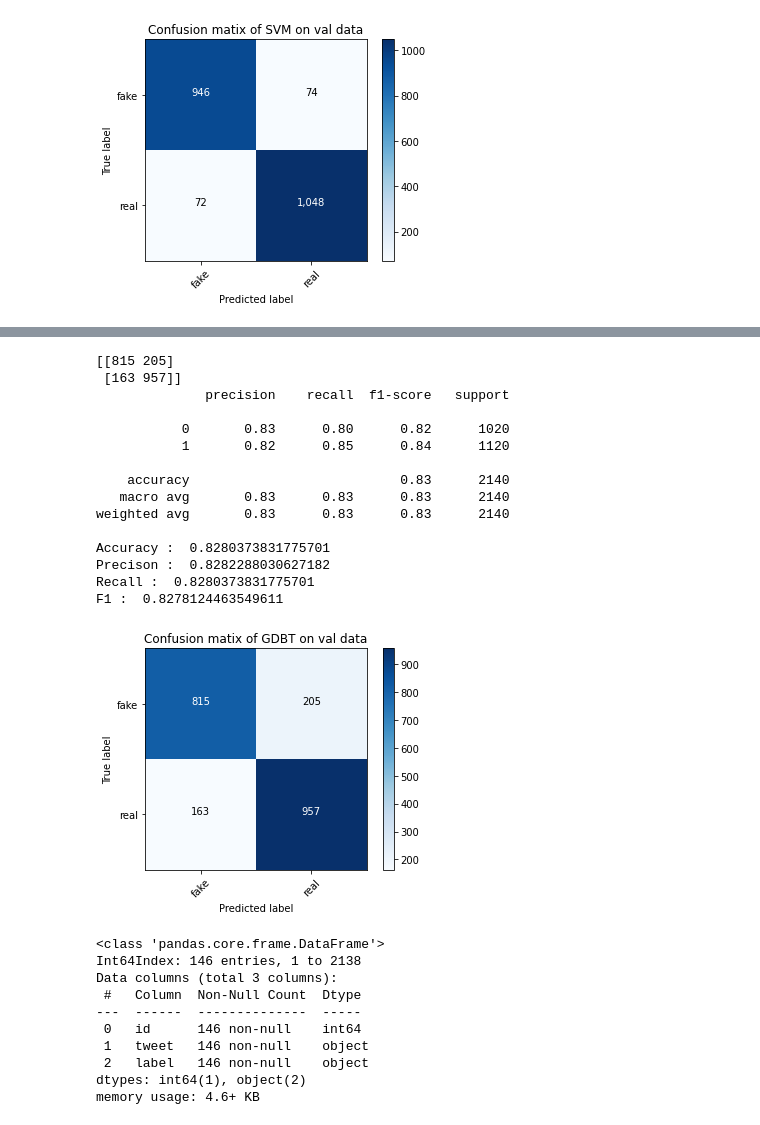
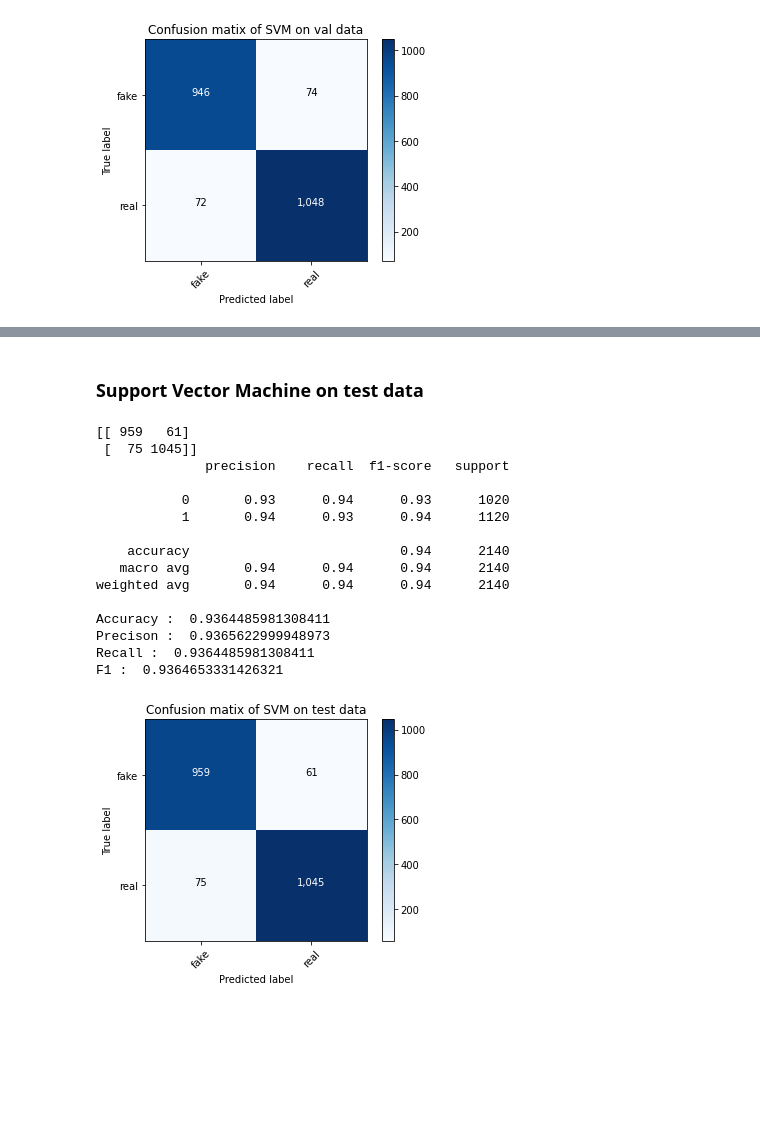
Before and after one commit to mgranchelli/covid19-fake-news-detection, a Jupyter notebook: fake-news-ml.ipynb, the cells around one changed output, grey strips where cells are left out. Cells and saved outputs as stored; diff of their text form; code cells hidden in the pictures; blank space fills up the shorter version.

```diff
--- a/fake-news-ml.ipynb
+++ b/fake-news-ml.ipynb
@@ -110,4 +113,4 @@ val = pd.read_csv('./dataset/Constraint_English_Val - Sheet1.csv')
 # %%
 train['tweet'] = train['tweet'].map(lambda x: cleantext(x))
 val['tweet'] = val['tweet'].map(lambda x: cleantext(x))
-# test['tweet'] = test['tweet'].map(lambda x: cleantext(x))
+test['tweet'] = test['tweet'].map(lambda x: cleantext(x))
@@ -126,6 +117,8 @@ print(val['tweet'].str.len().mean())
 # %%
+# convert real -> 1 and fake -> 0
 y_train = (train['label'] == 'real').astype(int)
 y_val = (val['label'] == 'real').astype(int)
+y_test = (test['label'] == 'real').astype(int)
 # %%
 def print_metrices(pred, true):
     print(confusion_matrix(true,pred))
@@ -139,3 +132,4 @@ vectorizer = TfidfVectorizer()
 
 X_train = vectorizer.fit_transform(train['tweet'])
 X_val = vectorizer.transform(val['tweet'])
+X_test = vectorizer.transform(test['tweet'])
@@ -233,37 +256,28 @@ y_pred_dtc = dtc.predict(X_val)
+# %% [markdown]
+### Support Vector Machine on test data
+# %%
+y_pred_svc_test = svc.predict(X_test)
 # %%
-print_metrices(y_pred_dtc, y_val)
+print_metrices(y_pred_svc_test, y_test)
 plot_confusion_matrix(
-    confusion_matrix(y_val, y_pred_dtc),
+    confusion_matrix(y_test, y_pred_svc_test),
     target_names=['fake','real'],
     normalize = False,
-    title = 'Confusion matix of GDBT on val data')
+    title = 'Confusion matix of SVM on test data')
 # %% [output]
-[[815 205]
- [163 957]]
+[[ 959   61]
+ [  75 1045]]
               precision    recall  f1-score   support
 
-           0       0.83      0.80      0.82      1020
-           1       0.82      0.85      0.84      1120
+           0       0.93      0.94      0.93      1020
+           1       0.94      0.93      0.94      1120
 
-    accuracy                           0.83      2140
-   macro avg       0.83      0.83      0.83      2140
-weighted avg       0.83      0.83      0.83      2140
+    accuracy                           0.94      2140
+   macro avg       0.94      0.94      0.94      2140
+weighted avg       0.94      0.94      0.94      2140
 
-Accuracy :  0.8280373831775701
-Precison :  0.8282288030627182
-Recall :  0.8280373831775701
-F1 :  0.8278124463549611
+Accuracy :  0.9364485981308411
+Precison :  0.9365622999948973
+Recall :  0.9364485981308411
+F1 :  0.9364653331426321
-[figure, old version]
+[figure, new version]
-# %%
-svm_val_misclass_df.info()
-# %% [output]
-<class 'pandas.core.frame.DataFrame'>
-Int64Index: 146 entries, 1 to 2138
-Data columns (total 3 columns):
- #   Column  Non-Null Count  Dtype
----  ------  --------------  -----
- 0   id      146 non-null    int64
- 1   tweet   146 non-null    object
- 2   label   146 non-null    object
-dtypes: int64(1), object(2)
-memory usage: 4.6+ KB
```
Also changed, not shown: parts of 16 cells of this notebook, 1 other file.
